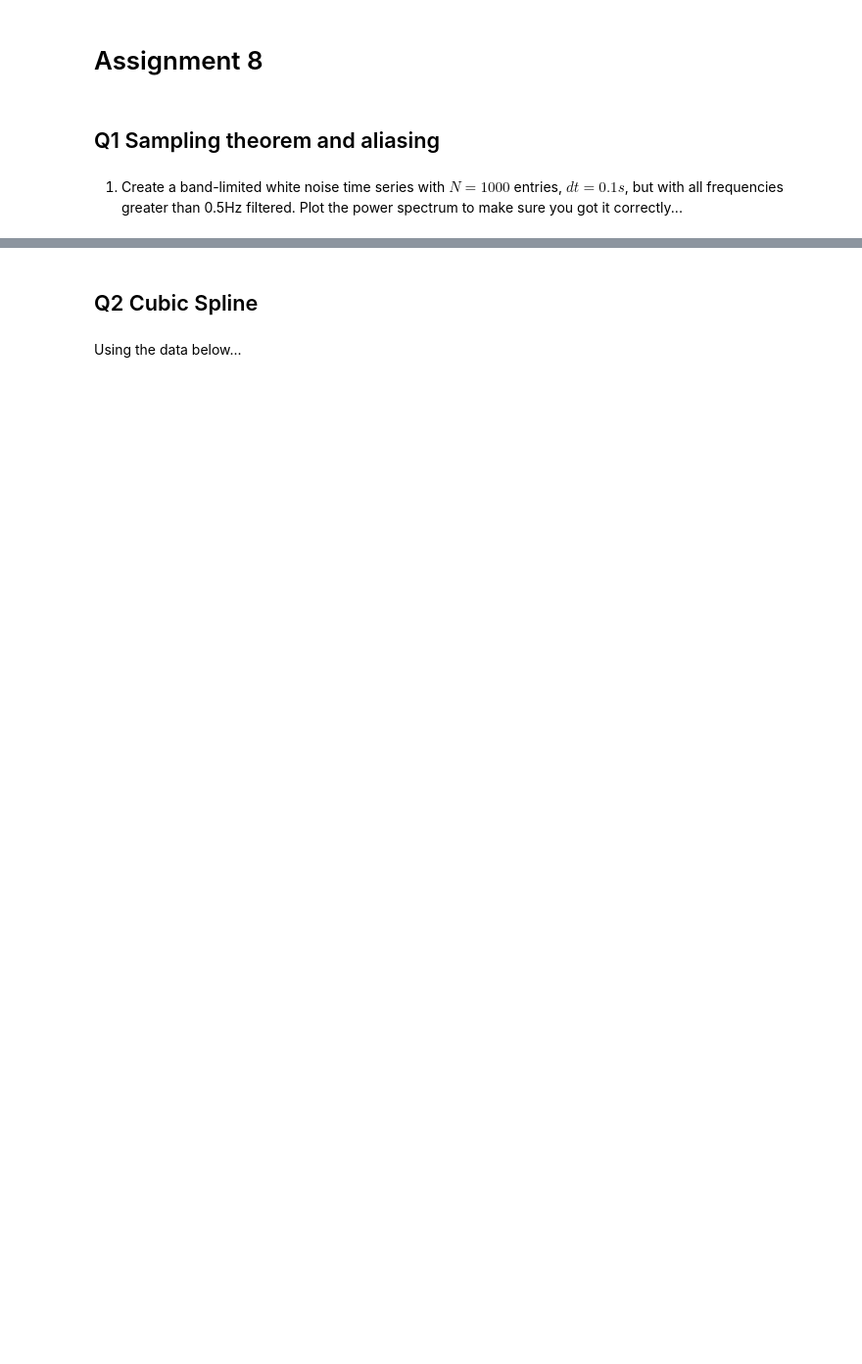
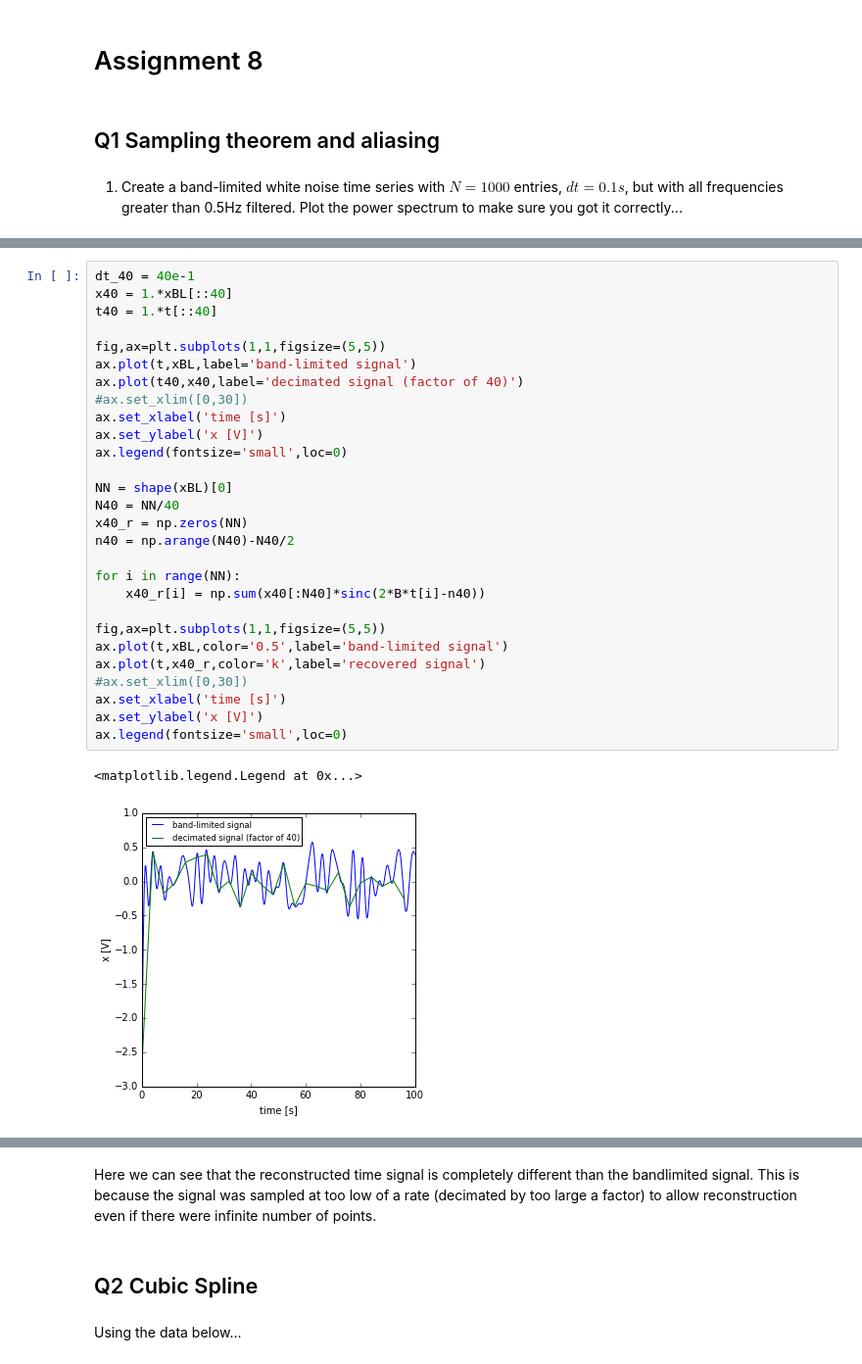
Before and after one commit to stevenjones314/Phys411Assignments, a Jupyter notebook: Assignment_08_StevenJones_V00661133.ipynb, the cells around one changed output, grey strips where cells are left out. Shown at 98% size. Cells and saved outputs as stored; diff of their text form; blank space fills up the shorter version.

```diff
--- a/Assignment_08_StevenJones_V00661133.ipynb
+++ b/Assignment_08_StevenJones_V00661133.ipynb
@@ -14,0 +99,31 @@ Comment
+# %%
+dt_40 = 40e-1
+x40 = 1.*xBL[::40]
+t40 = 1.*t[::40]
+
+fig,ax=plt.subplots(1,1,figsize=(5,5))
+ax.plot(t,xBL,label='band-limited signal')
+ax.plot(t40,x40,label='decimated signal (factor of 40)')
+#ax.set_xlim([0,30])
+ax.set_xlabel('time [s]')
+ax.set_ylabel('x [V]')
+ax.legend(fontsize='small',loc=0)
+
+NN = shape(xBL)[0]
+N40 = NN/40
+x40_r = np.zeros(NN)
+n40 = np.arange(N40)-N40/2
+
+for i in range(NN):
+    x40_r[i] = np.sum(x40[:N40]*sinc(2*B*t[i]-n40))
+
+fig,ax=plt.subplots(1,1,figsize=(5,5))
+ax.plot(t,xBL,color='0.5',label='band-limited signal')
+ax.plot(t,x40_r,color='k',label='recovered signal')
+#ax.set_xlim([0,30])
+ax.set_xlabel('time [s]')
+ax.set_ylabel('x [V]')
+ax.legend(fontsize='small',loc=0)
+# %% [output]
+<matplotlib.legend.Legend at 0x...>
+[figure, added]
@@ -15,3 +131,5 @@ Comment
+# %% [markdown]
+Here we can see that the reconstructed time signal is completely different than the bandlimited signal. This is because the signal was sampled at too low of a rate (decimated by too large a factor) to allow reconstruction even if there were infinite number of points.
 # %% [markdown]
 ## Q2 Cubic Spline
 # %% [markdown]
```
Also changed, not shown: parts of 16 cells of this notebook.
